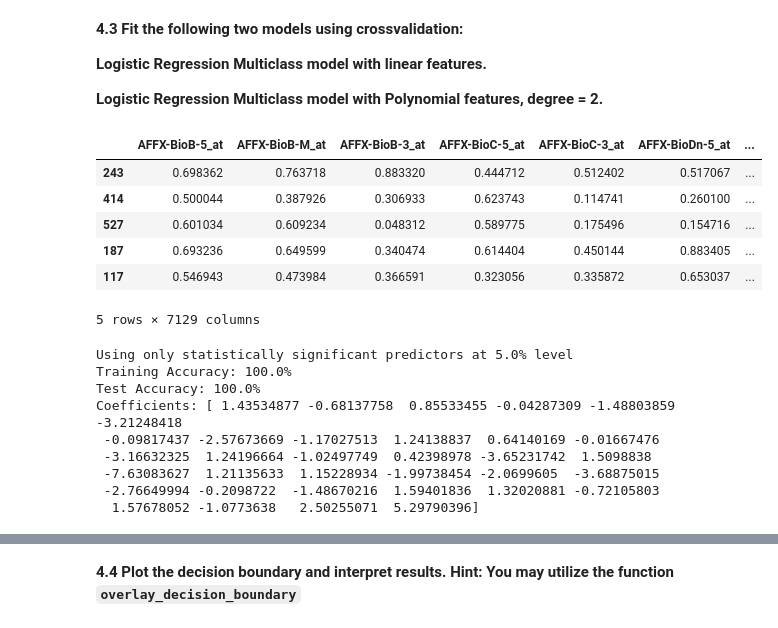
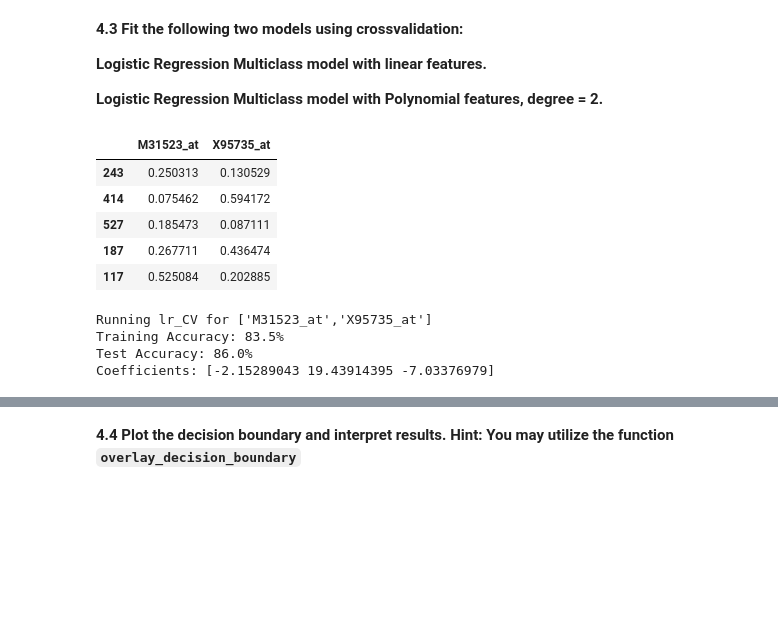
Before and after one commit to kdumontnu/2019-CS109A, a Jupyter notebook: homework/hw4/cs109a_HW4_submit.ipynb, the cells around one changed output, grey strips where cells are left out. Saved outputs shown, nothing was run; the diff lists cells and outputs as text; code cells hidden in the pictures; blank space fills up the shorter version.

```diff
--- a/homework/hw4/cs109a_HW4_submit.ipynb
+++ b/homework/hw4/cs109a_HW4_submit.ipynb
@@ -639,40 +639,37 @@ axes.legend()
 # %%
 # Normalize Data
 X_train_n = \
-    pd.DataFrame(MinMaxScaler().fit_transform(X_train.values), columns=X_train.columns, index=X_train.index)
+    pd.DataFrame(MinMaxScaler().fit_transform(X_train.values), columns=X_train.columns, index=X_train.index)[['M31523_at','X95735_at']]
 
 display(X_train_n.head(5))
 
 X_test_n = \
-    pd.DataFrame(MinMaxScaler().fit_transform(X_test.values), columns=X_test.columns, index=X_test.index)
+    pd.DataFrame(MinMaxScaler().fit_transform(X_test.values), columns=X_test.columns, index=X_test.index)[['M31523_at','X95735_at']]
 
 # Run logistic regression using only statistically significant values
-lr = LogisticRegressionCV(solver='liblinear')
-lr.fit(sm.add_constant(X_train_n.iloc[:,stat_sig]), y_train)
+Cs = 10.0**np.arange(-5,5)
 
-y_hat_train = lr.predict(sm.add_constant(X_train_n.iloc[:,stat_sig]))
+lr_CV = LogisticRegressionCV(Cs = Cs, cv=5, solver='liblinear', penalty='l1')
+
+lr_CV.fit(sm.add_constant(X_train_n), y_train)
+
+y_hat_train = lr_CV.predict(sm.add_constant(X_train_n))
 train_accuracy = accuracy_score(y_train.values, y_hat_train)
-y_hat_test = lr.predict(sm.add_constant(X_test_n.iloc[:,stat_sig]))
+y_hat_test = lr_CV.predict(sm.add_constant(X_test_n))
 test_accuracy = accuracy_score(y_test.values, y_hat_test)
 
-print('Using only statistically significant predictors at {:1.2}% level'.format(alpha*100))
+print('Running lr_CV for [\'M31523_at\',\'X95735_at\']'.format(alpha*100))
 print('Training Accuracy: {:.4}%'.format(train_accuracy*100))
 print('Test Accuracy: {:.4}%'.format(test_accuracy*100))
-print('Coefficients:', lr.coef_[0])
+print('Coefficients:', lr_CV.coef_[0])
 # %% [output]
-|  | AFFX-BioB-5_at | AFFX-BioB-M_at | AFFX-BioB-3_at | AFFX-BioC-5_at | AFFX-BioC-3_at | AFFX-BioDn-5_at | ... |
-| 243 | 0.698362 | 0.763718 | 0.883320 | 0.444712 | 0.512402 | 0.517067 | ... |
-| 414 | 0.500044 | 0.387926 | 0.306933 | 0.623743 | 0.114741 | 0.260100 | ... |
-| 527 | 0.601034 | 0.609234 | 0.048312 | 0.589775 | 0.175496 | 0.154716 | ... |
-| 187 | 0.693236 | 0.649599 | 0.340474 | 0.614404 | 0.450144 | 0.883405 | ... |
-| 117 | 0.546943 | 0.473984 | 0.366591 | 0.323056 | 0.335872 | 0.653037 | ... |
+|  | M31523_at | X95735_at |
+| 243 | 0.250313 | 0.130529 |
+| 414 | 0.075462 | 0.594172 |
+| 527 | 0.185473 | 0.087111 |
+| 187 | 0.267711 | 0.436474 |
+| 117 | 0.525084 | 0.202885 |
-5 rows × 7129 columns
+Running lr_CV for ['M31523_at','X95735_at']
+Training Accuracy: 83.5%
+Test Accuracy: 86.0%
+Coefficients: [-2.15289043 19.43914395 -7.03376979]
-Using only statistically significant predictors at 5.0% level
-Training Accuracy: 100.0%
-Test Accuracy: 100.0%
-Coefficients: [ 1.43534877 -0.68137758  0.85533455 -0.04287309 -1.48803859 -3.21248418
- -0.09817437 -2.57673669 -1.17027513  1.24138837  0.64140169 -0.01667476
- -3.16632325  1.24196664 -1.02497749  0.42398978 -3.65231742  1.5098838
- -7.63083627  1.21135633  1.15228934 -1.99738454 -2.0699605  -3.68875015
- -2.76649994 -0.2098722  -1.48670216  1.59401836  1.32020881 -0.72105803
-  1.57678052 -1.0773638   2.50255071  5.29790396]
```
Also changed, not shown: parts of 16 cells of this notebook, 1 other file.
